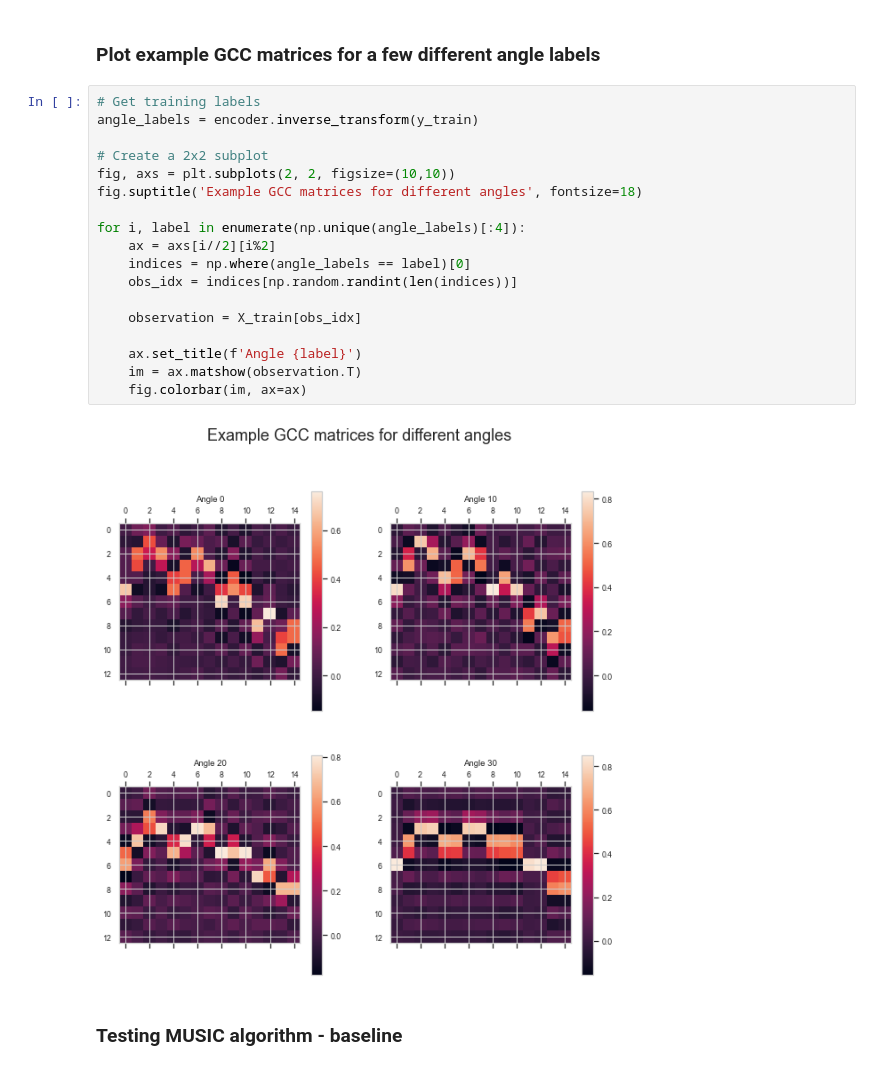
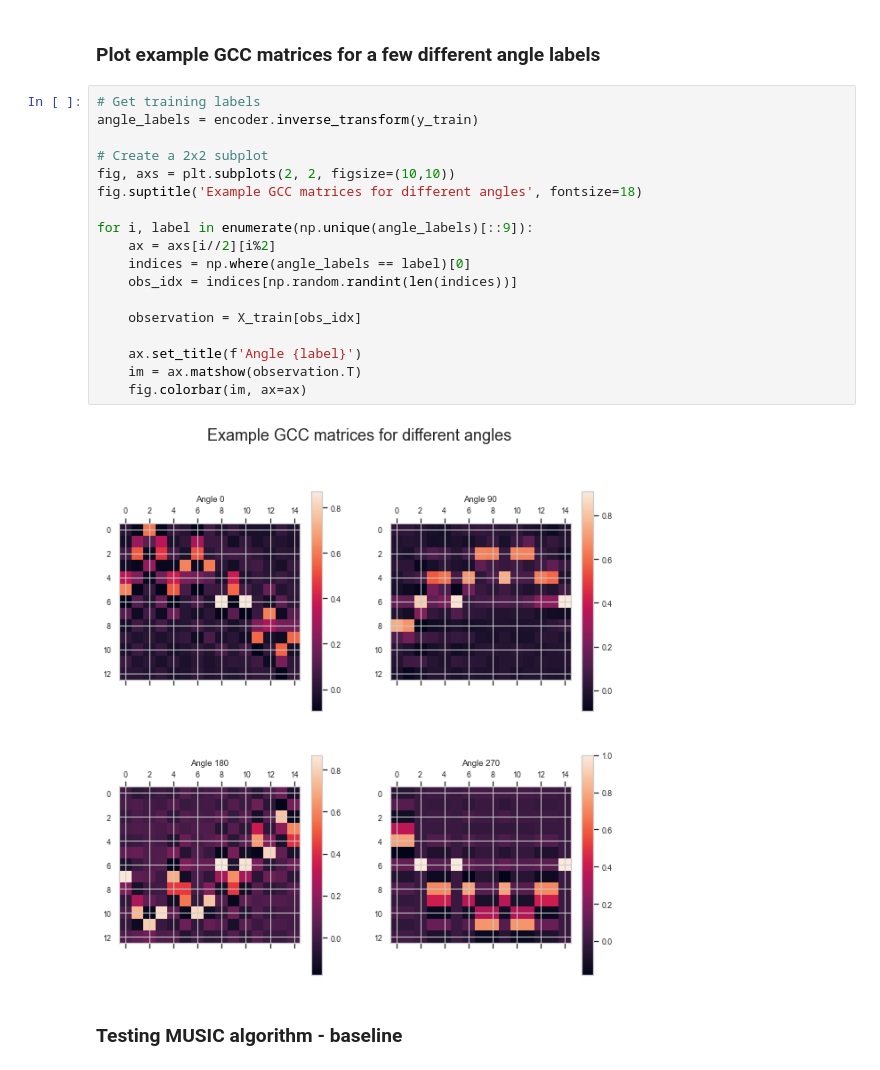
Before and after one commit to thomson008/MEng-project, a Jupyter notebook: Jupyter Notebooks/CNN_DOA.ipynb, the cells around one changed output. Cells and saved outputs as stored; diff of their text form.

Commit message:
Display GCC for other angles

```diff
--- a/Jupyter Notebooks/CNN_DOA.ipynb
+++ b/Jupyter Notebooks/CNN_DOA.ipynb
@@ -544,23 +544,23 @@ np.shape(X_train), np.shape(X_test), np.shape(y_train), np.shape(y_test)
 # %%
 # Get training labels
 angle_labels = encoder.inverse_transform(y_train)
 
 # Create a 2x2 subplot
 fig, axs = plt.subplots(2, 2, figsize=(10,10))
 fig.suptitle('Example GCC matrices for different angles', fontsize=18)
 
-for i, label in enumerate(np.unique(angle_labels)[:4]):
+for i, label in enumerate(np.unique(angle_labels)[::9]):
     ax = axs[i//2][i%2]
     indices = np.where(angle_labels == label)[0]
     obs_idx = indices[np.random.randint(len(indices))]
 
     observation = X_train[obs_idx]
 
     ax.set_title(f'Angle {label}')
     im = ax.matshow(observation.T)
     fig.colorbar(im, ax=ax)
 # %% [output]
-[figure, old version]
+[figure, new version]
 # %% [markdown]
 ### Testing MUSIC algorithm - baseline
 # %%
```
